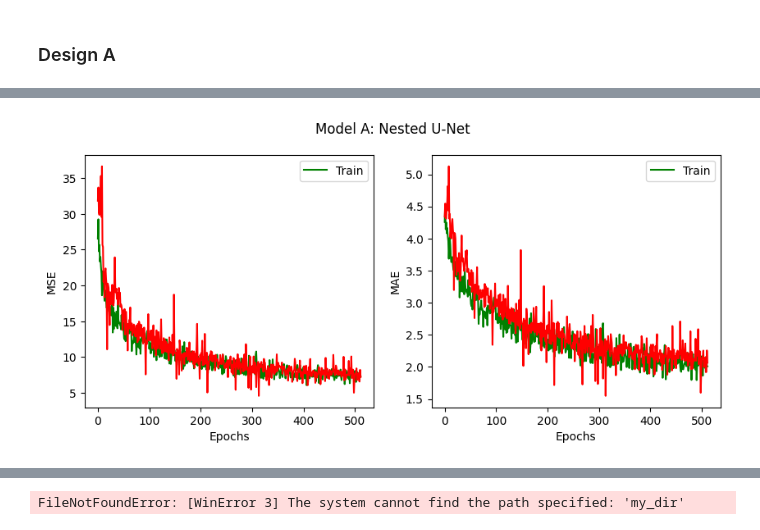
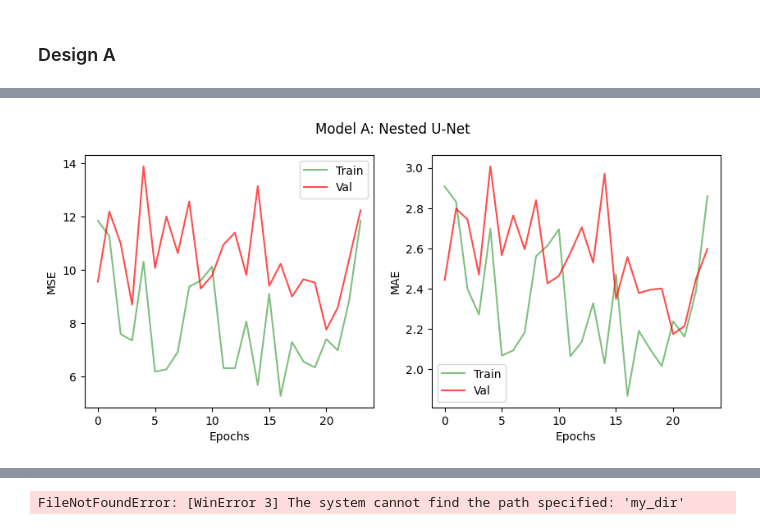
Before and after one commit to neeeal/soil-pd-backend, a Jupyter notebook: ipynb/3designs_v2 copy.ipynb, the cells around one changed output, grey strips where cells are left out. Saved outputs shown, nothing was run; the diff lists cells and outputs as text; code cells hidden in the pictures.

```diff
--- a/ipynb/3designs_v2 copy.ipynb
+++ b/ipynb/3designs_v2 copy.ipynb
@@ -31,8 +32,8 @@ import cv2
 # %% [markdown]
 ## Creating data loaders
 # %%
-train_df = pd.read_csv("df//train_df.csv")
-val_df = pd.read_csv("df//val_df.csv")
+train_df = pd.read_csv("df//train_df_raw.csv")
+val_df = pd.read_csv("df//val_df_raw.csv")
 train_df.head()
 # %% [output]
 |  | path | pH |
@@ -49,7 +50,7 @@ train_df.head()
 # %%
 x_col = "path"
 y_col = "pH"
-batch_size = 32
+batch_size = 16
 epochs = 1024
 lr = 1e-5
 image_size = (128,128)
@@ -165,7 +166,7 @@ def unet_plus_plus_model(input_shape=(image_size[0], image_size[1], channels), n
 		flatten  = layers.Flatten()(x_04)
 		dense = Dense(1024, activation='relu')(flatten)
 		# dense = Dense(512, activation='relu')(dense)
-		outputs = Dense(1, activation='linear')(dense)
+		outputs = Dense(1, activation='softmax')(dense)
 
 	# Creating the model
 	model = tf.keras.Model(
@@ -704,9 +671,3 @@ Total params: 4,104,065
 Trainable params: 4,089,473
 Non-trainable params: 14,592
 __________________________________________________________________________________________________
-# %%
-# red_lr = tf.keras.callbacks.ReduceLROnPlateau(monitor='val_loss', factor=0.1,
-#                               patience=10, min_lr=1e-7)
-# stop_early = tf.keras.callbacks.EarlyStopping(monitor='val_loss', patience=10)
-historyA = modelA.fit(train_generator, epochs=8, validation_data=val_generator,
-                     callbacks=[])
@@ -788,24 +766,24 @@ EPOCH: 512 LOSS: 7.293328 MAE: 2.007608 VAL_LOSS: 7.227006 VAL_MAE: 2.064037
 # %%
 plt.figure(figsize=(10,4))
 
 plt.subplot(121)
-plt.plot(historyA["history"]["loss"], color='g')
-plt.plot(historyA["history"]["val_loss"], color='r')
-plt.legend(["Train"])
+plt.plot(historyA["history"]["loss"], color='g',alpha=.5)
+plt.plot(historyA["history"]["val_loss"], color='r',alpha=.7)
+plt.legend(["Train","Val"])
 plt.ylabel("MSE")
 plt.xlabel("Epochs")
 
 plt.subplot(122)
-plt.plot(historyA["history"]["mae"], color='g')
-plt.plot(historyA["history"]["val_mae"], color='r')
-plt.legend(["Train"])
+plt.plot(historyA["history"]["mae"], color='g',alpha=.5)
+plt.plot(historyA["history"]["val_mae"], color='r',alpha=.7)
+plt.legend(["Train","Val"])
 plt.ylabel("MAE")
 plt.xlabel("Epochs")
 
 plt.suptitle("Model A: Nested U-Net")
 plt.show()
 # %% [output]
-[figure, old version]
+[figure, new version]
 # %%
 sample = next(train_generator)
 # %%
```
Also changed, not shown: parts of 30 cells of this notebook.
